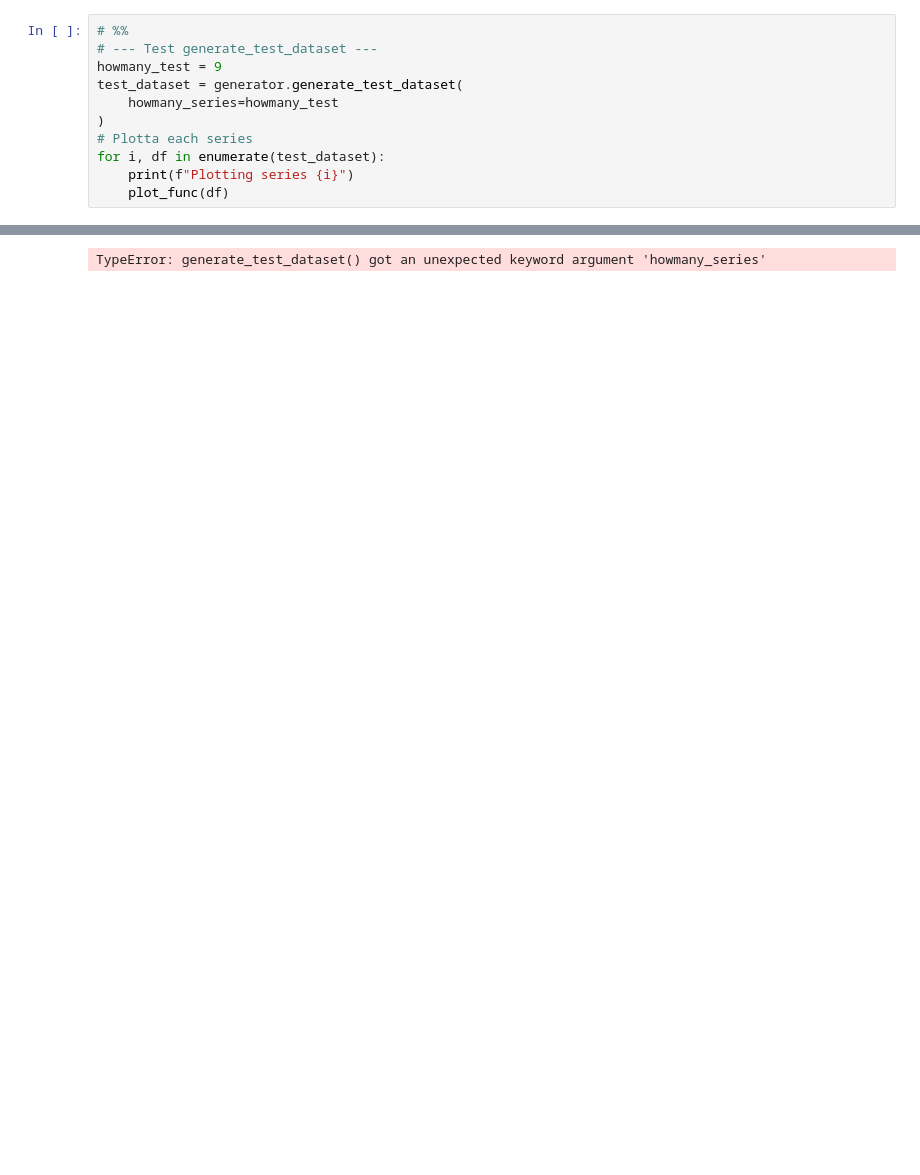
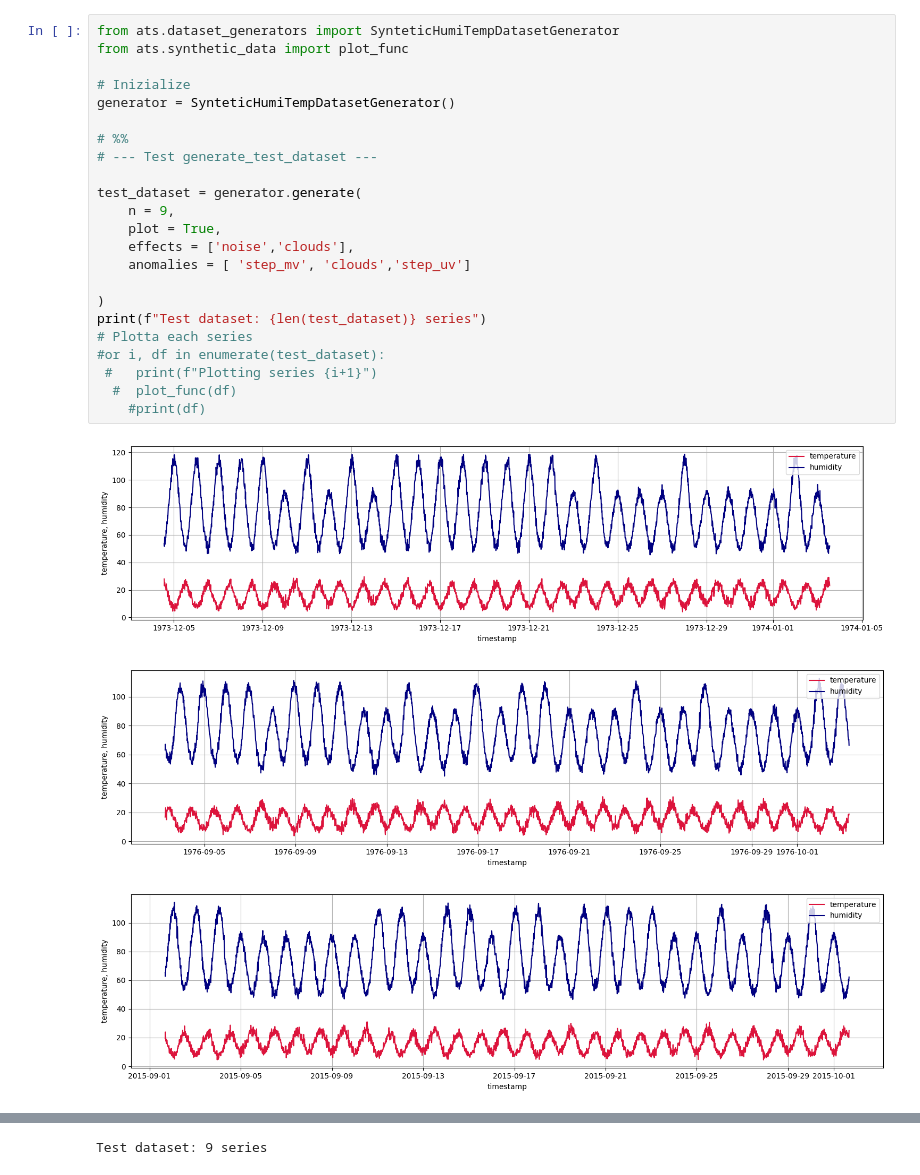
Before and after one commit to agataben/ATS, a Jupyter notebook: Examples - generators.ipynb, the cells around one changed output, grey strips where cells are left out. Cells and saved outputs as stored; diff of their text form; blank space fills up the shorter version.

```diff
--- a/Examples - generators.ipynb
+++ b/Examples - generators.ipynb
@@ -34,12 +1,27 @@ Plotting series 4
 # %%
+from ats.dataset_generators import SynteticHumiTempDatasetGenerator
+from ats.synthetic_data import plot_func
+
+# Inizialize
+generator = SynteticHumiTempDatasetGenerator()
+
 # %%
 # --- Test generate_test_dataset ---
-howmany_test = 9
-test_dataset = generator.generate_test_dataset(
-    howmany_series=howmany_test
+
+test_dataset = generator.generate(
+    n = 9,
+    plot = True,
+    effects = ['noise','clouds'],
+    anomalies = [ 'step_mv', 'clouds','step_uv']
+
 )
+print(f"Test dataset: {len(test_dataset)} series")
 # Plotta each series
-for i, df in enumerate(test_dataset):
-    print(f"Plotting series {i}")
-    plot_func(df)
+#or i, df in enumerate(test_dataset):
+ #   print(f"Plotting series {i+1}")
+  #  plot_func(df)
+    #print(df)
 # %% [output]
+[figure, added]
+[figure, added]
+[figure, added]
@@ -46 +34 @@ for i, df in enumerate(test_dataset):
-TypeError: generate_test_dataset() got an unexpected keyword argument 'howmany_series'
+Test dataset: 9 series
```
Also changed, not shown: parts of 2 cells of this notebook.
